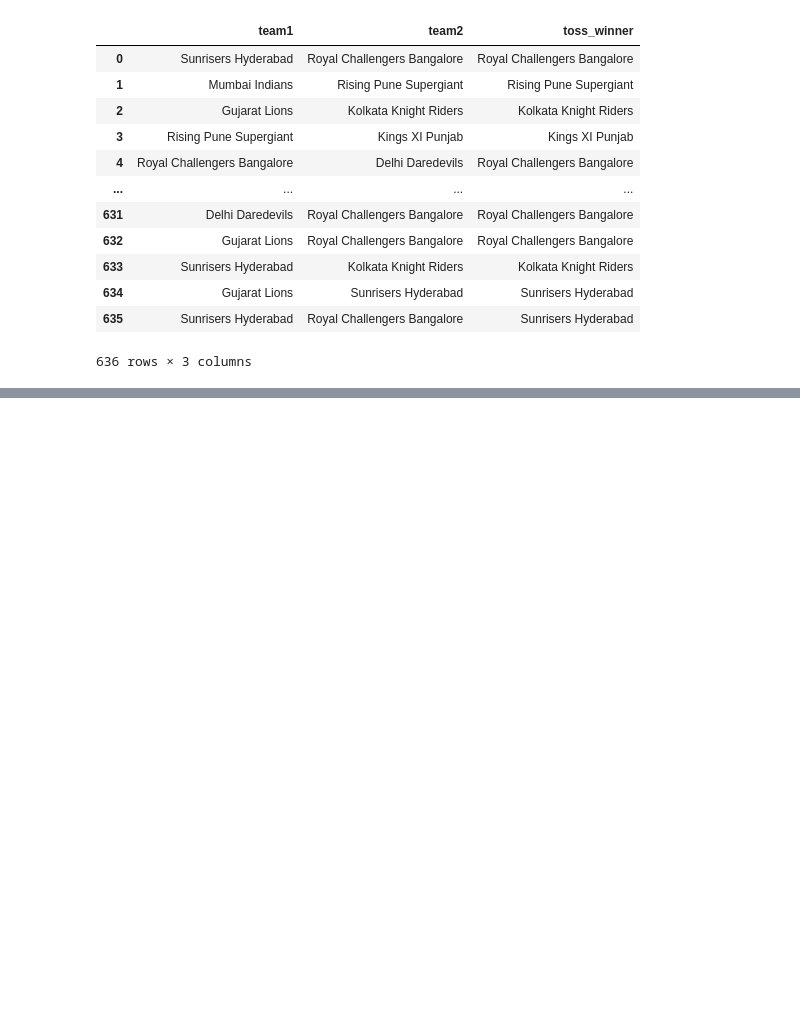
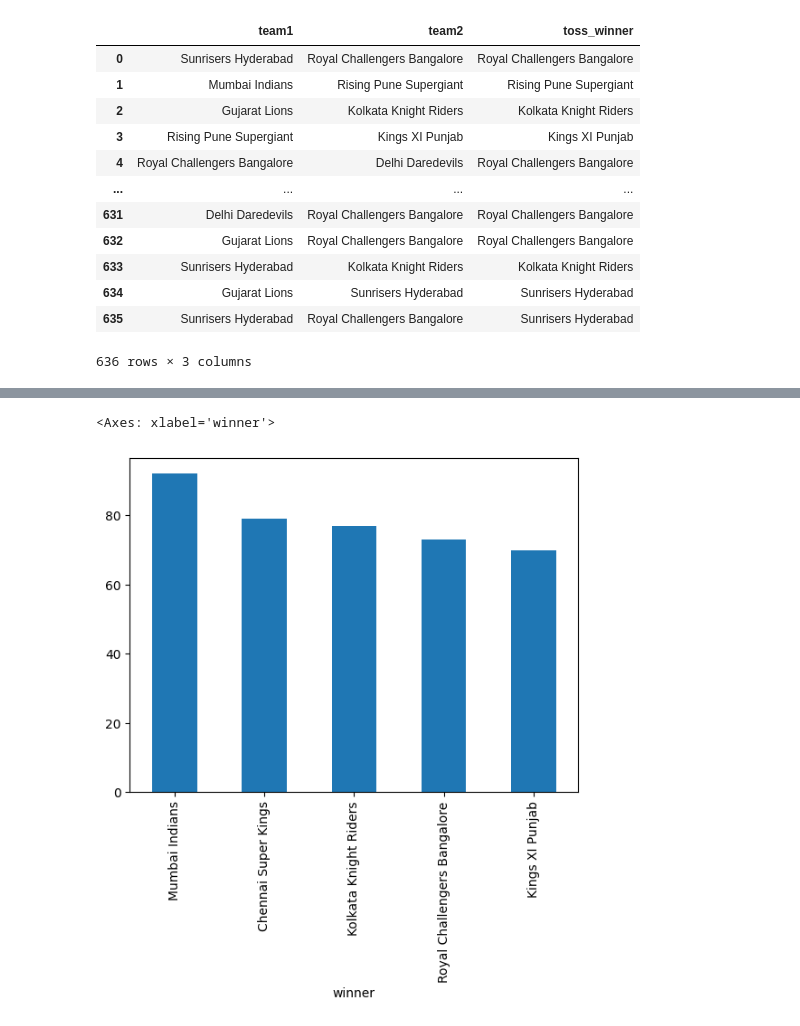
Before and after one commit to Priyanshu-Raj81/AWS_ML_Training, a Jupyter notebook: day5.ipynb, the cells around one changed output, grey strips where cells are left out. Saved outputs shown, nothing was run; the diff lists cells and outputs as text; code cells hidden in the pictures; blank space fills up the shorter version.

Commit message:
Pandas Basic

```diff
--- a/day5.ipynb
+++ b/day5.ipynb
@@ -90,0 +133,6 @@ df.iloc[:,[4,5,6]]
+# %%
+# Pandas Plot -> Graph
+df['winner'].value_counts().head().plot(kind='bar')
+# %% [output]
+<Axes: xlabel='winner'>
+[figure, added]
```
Also changed, not shown: parts of 13 cells of this notebook.
